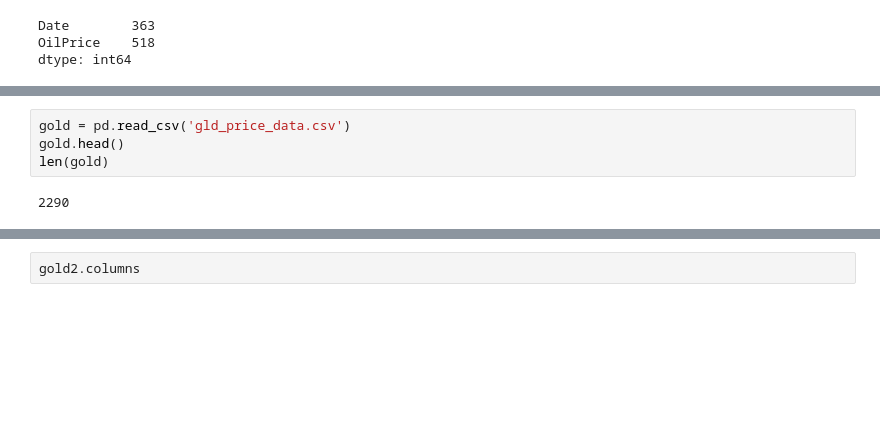
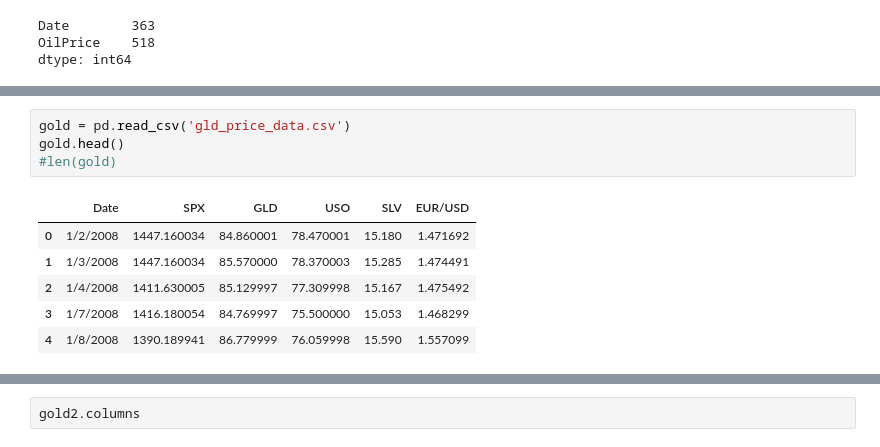
Before and after one commit to Ayomi-tech/Silver-Price-and-Oil-Price-interaction, a Jupyter notebook: New oil price code.ipynb, the cells around one changed output, grey strips where cells are left out. Saved outputs shown, nothing was run; the diff lists cells and outputs as text; blank space fills up the shorter version.

```diff
--- a/New oil price code.ipynb
+++ b/New oil price code.ipynb
@@ -113,8 +170,13 @@ subset.to_csv('new.oil.data_csv')
 # %%
 gold = pd.read_csv('gld_price_data.csv')
 gold.head()
-len(gold)
+#len(gold)
 # %% [output]
-2290
+|  | Date | SPX | GLD | USO | SLV | EUR/USD |
+| 0 | 1/2/2008 | 1447.160034 | 84.860001 | 78.470001 | 15.180 | 1.471692 |
+| 1 | 1/3/2008 | 1447.160034 | 85.570000 | 78.370003 | 15.285 | 1.474491 |
+| 2 | 1/4/2008 | 1411.630005 | 85.129997 | 77.309998 | 15.167 | 1.475492 |
+| 3 | 1/7/2008 | 1416.180054 | 84.769997 | 75.500000 | 15.053 | 1.468299 |
+| 4 | 1/8/2008 | 1390.189941 | 86.779999 | 76.059998 | 15.590 | 1.557099 |
 # %%
 # this is to choose the rows we want
```
Also changed, not shown: parts of 20 cells of this notebook, 1 other file.
